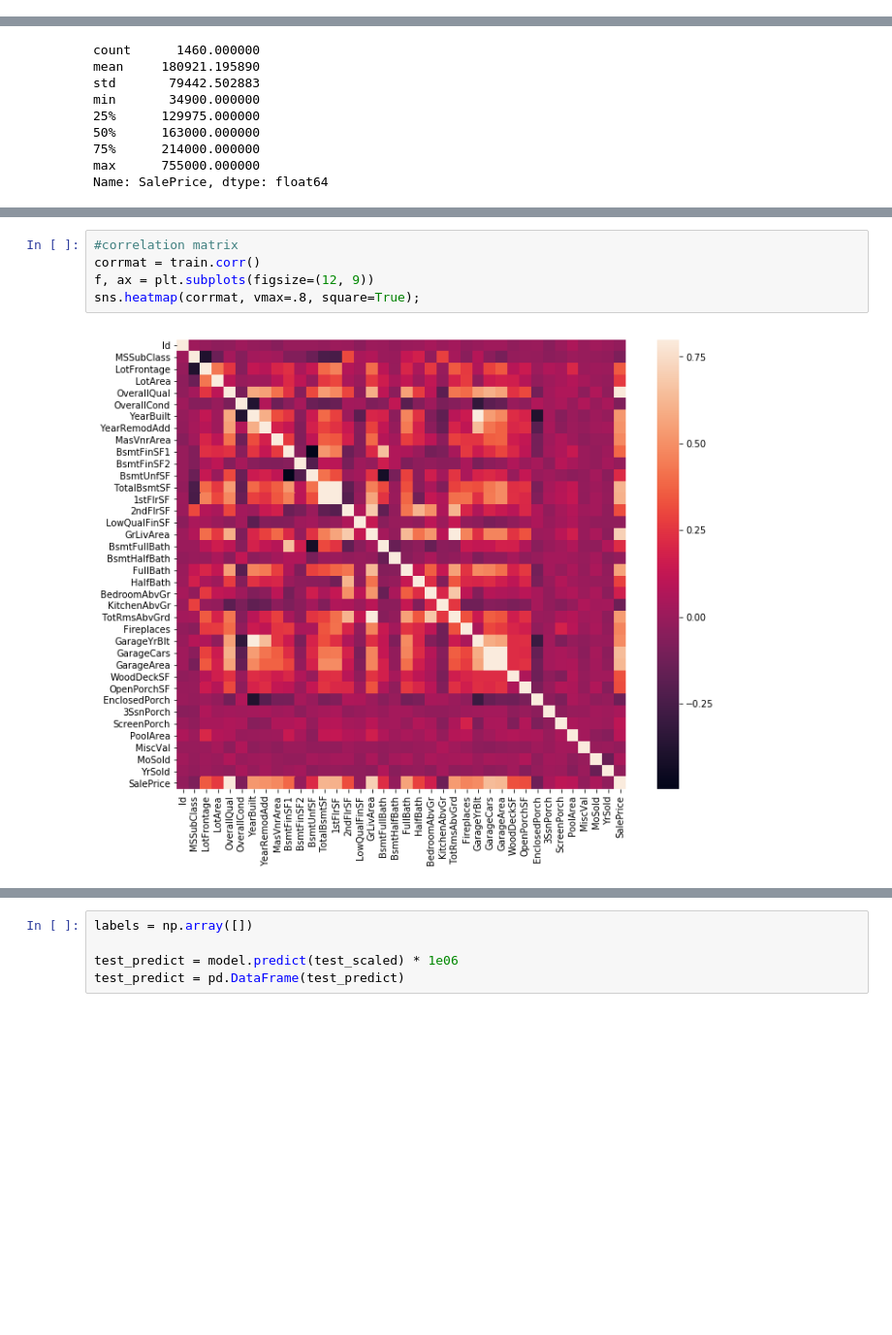
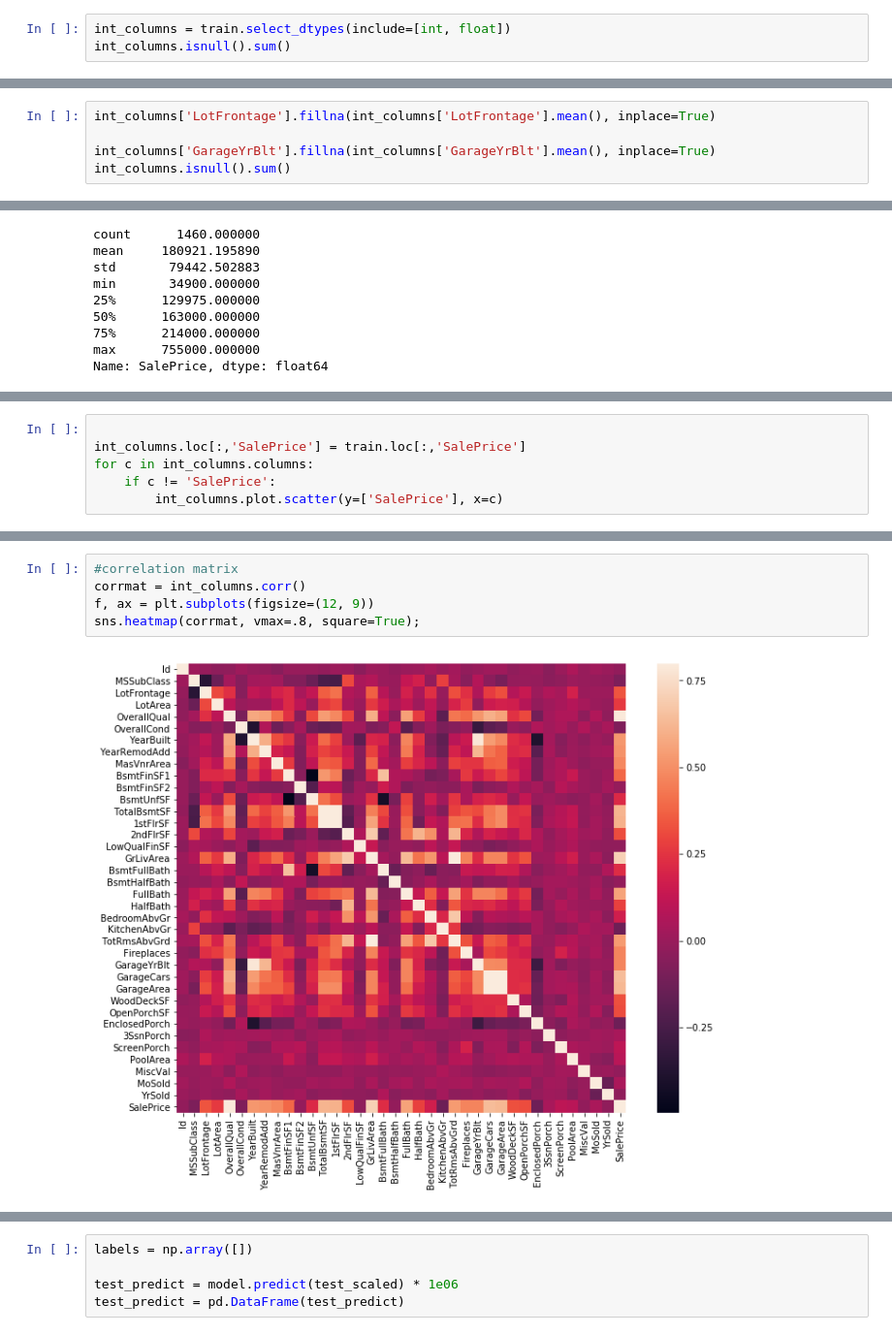
Before and after one commit to ddmng/kaggle, a Jupyter notebook: House Prices/notebooks/conv.ipynb, the cells around one changed output, grey strips where cells are left out. Shown at 97% size. Saved outputs shown, nothing was run; the diff lists cells and outputs as text; blank space fills up the shorter version.

```diff
--- a/House Prices/notebooks/conv.ipynb
+++ b/House Prices/notebooks/conv.ipynb
@@ -60,0 +84,3 @@ Index(['Id', 'MSSubClass', 'MSZoning', 'LotFrontage', 'LotArea', 'Street',
+# %%
+int_columns = train.select_dtypes(include=[int, float])
+int_columns.isnull().sum()
@@ -60,0 +105,5 @@ Index(['Id', 'MSSubClass', 'MSZoning', 'LotFrontage', 'LotArea', 'Street',
+# %%
+int_columns['LotFrontage'].fillna(int_columns['LotFrontage'].mean(), inplace=True)
+
+int_columns['GarageYrBlt'].fillna(int_columns['GarageYrBlt'].mean(), inplace=True)
+int_columns.isnull().sum()
@@ -109,0 +161,6 @@ plt.xticks(rotation=90);
+# %%
+
+int_columns.loc[:,'SalePrice'] = train.loc[:,'SalePrice']
+for c in int_columns.columns:
+    if c != 'SalePrice':
+        int_columns.plot.scatter(y=['SalePrice'], x=c)
@@ -110,7 +181,7 @@ plt.xticks(rotation=90);
 # %%
 #correlation matrix
-corrmat = train.corr()
+corrmat = int_columns.corr()
 f, ax = plt.subplots(figsize=(12, 9))
 sns.heatmap(corrmat, vmax=.8, square=True);
 # %% [output]
-[figure, old version]
+[figure, new version]
```
Also changed, not shown: parts of 23 cells of this notebook, 1 other file.
